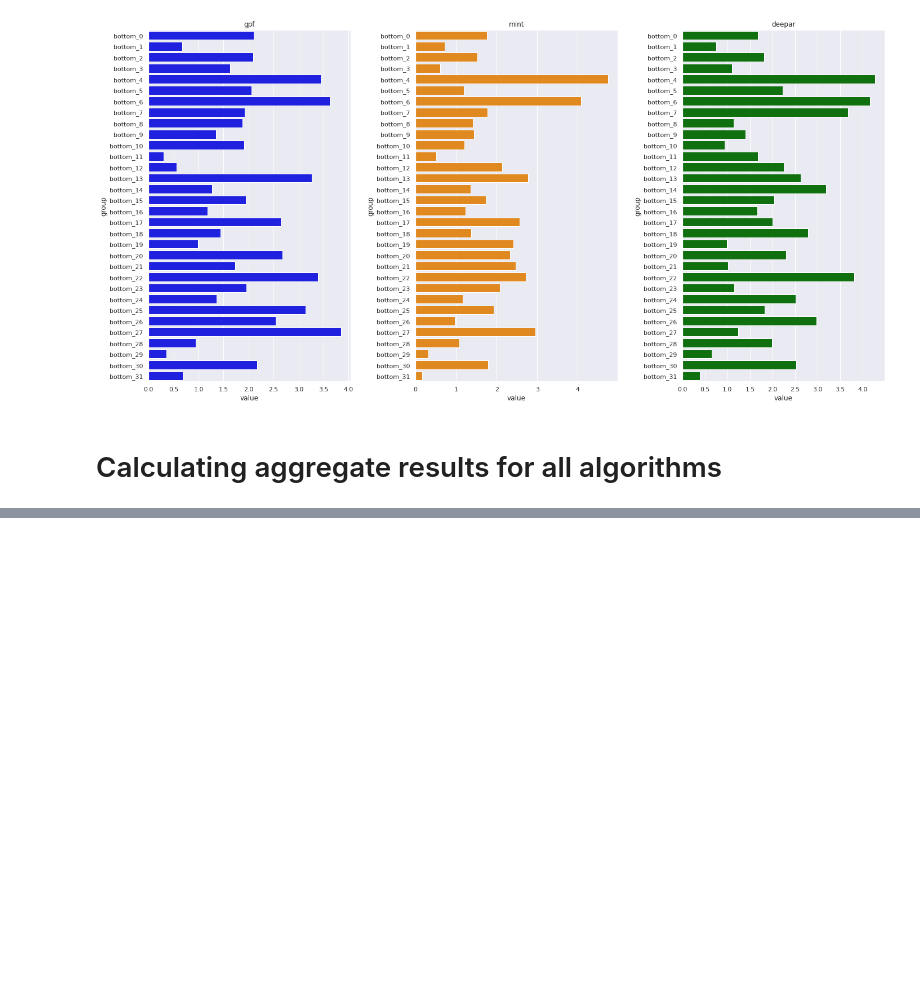
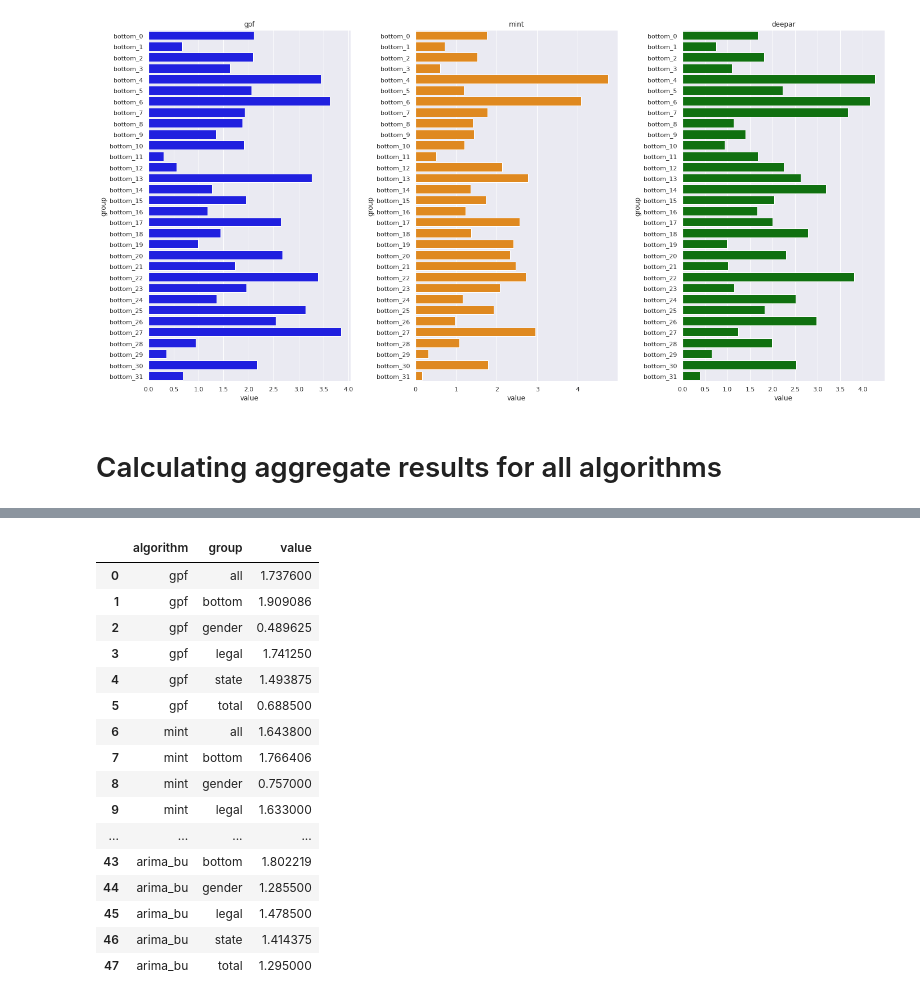
Before and after one commit to luisroque/run_models_distributed, a Jupyter notebook: notebooks/Results_comparing_all_algorithms_paper1_probabilistic.ipynb, the cells around one changed output, grey strips where cells are left out. Cells and saved outputs as stored; diff of their text form; code cells hidden in the pictures; blank space fills up the shorter version.

```diff
--- a/notebooks/Results_comparing_all_algorithms_paper1_probabilistic.ipynb
+++ b/notebooks/Results_comparing_all_algorithms_paper1_probabilistic.ipynb
@@ -12,6 +12,7 @@ import seaborn as sns
 import matplotlib.pyplot as plt
 import numpy as np
 
+pd.set_option('display.max_rows', 100)
 
 sys.stdout = stdout
 sns.set()
@@ -110,0 +119,20 @@ htsx.visualization.boxplot_error(df_orig_list, 'mase', datasets)
+# %%
+print_res('prison', df_orig_list)
+# %% [output]
+|  | algorithm | group | value |
+| 0 | gpf | all | 1.737600 |
+| 1 | gpf | bottom | 1.909086 |
+| 2 | gpf | gender | 0.489625 |
+| 3 | gpf | legal | 1.741250 |
+| 4 | gpf | state | 1.493875 |
+| 5 | gpf | total | 0.688500 |
+| 6 | mint | all | 1.643800 |
+| 7 | mint | bottom | 1.766406 |
+| 8 | mint | gender | 0.757000 |
+| 9 | mint | legal | 1.633000 |
+| ... | ... | ... | ... |
+| 43 | arima_bu | bottom | 1.802219 |
+| 44 | arima_bu | gender | 1.285500 |
+| 45 | arima_bu | legal | 1.478500 |
+| 46 | arima_bu | state | 1.414375 |
+| 47 | arima_bu | total | 1.295000 |
```
Also changed, not shown: parts of 6 cells of this notebook.
